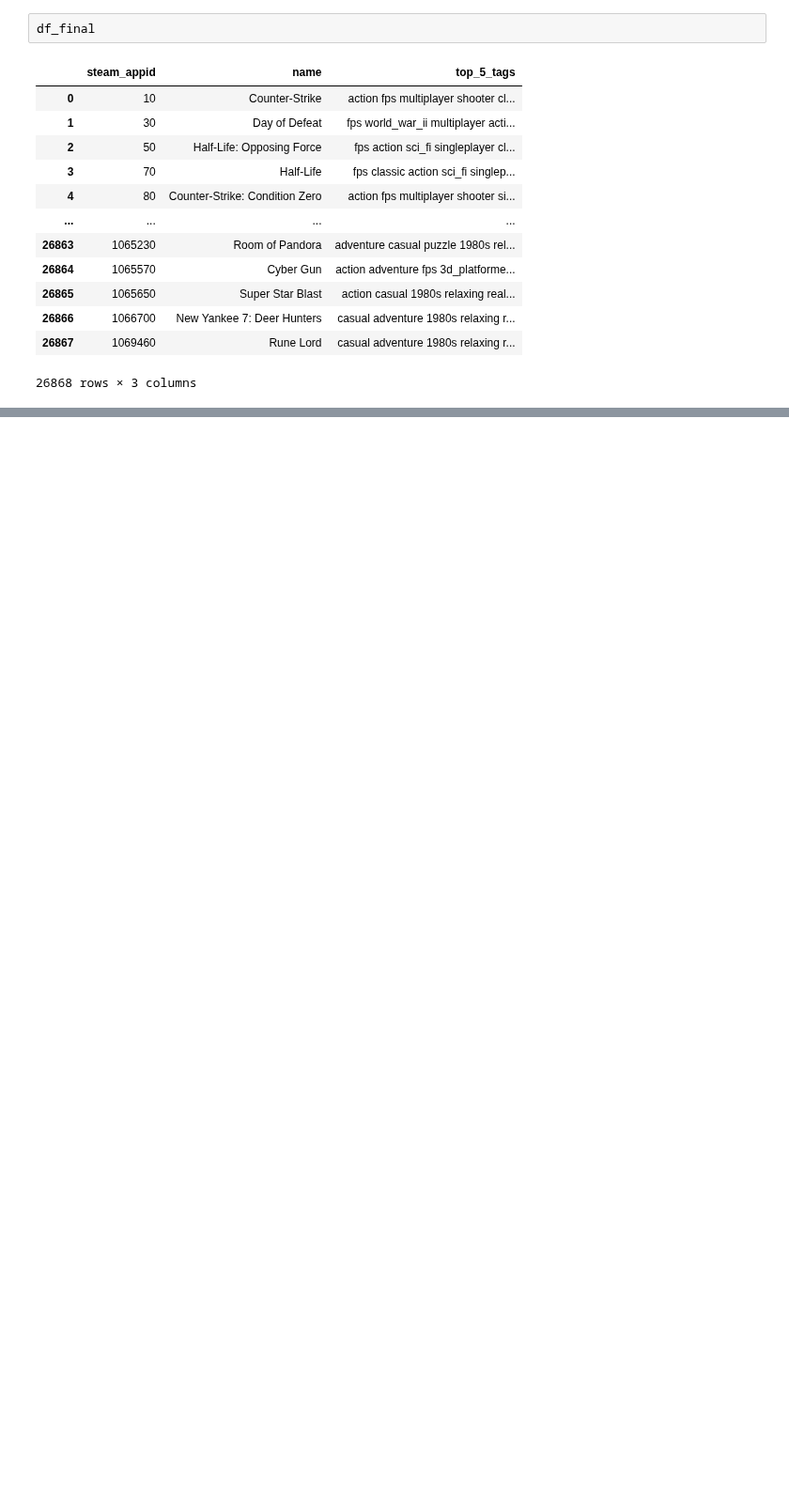
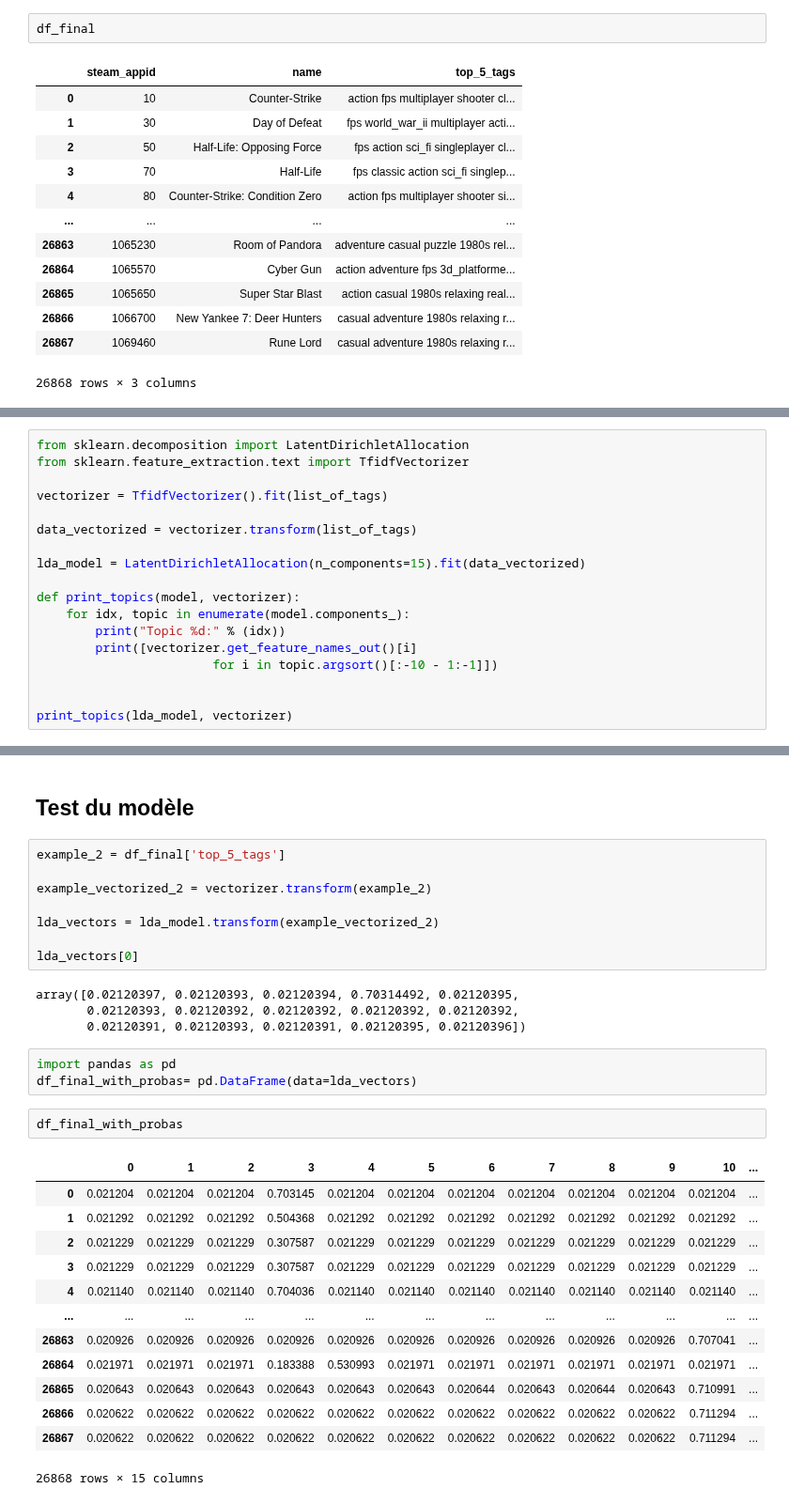
Before and after one commit to Rvanelven/steamator, a Jupyter notebook: notebooks/robin_#15_ nlp_375genres.ipynb, the cells around one changed output, grey strips where cells are left out. Shown at 94% size. Saved outputs shown, nothing was run; the diff lists cells and outputs as text; blank space fills up the shorter version.

```diff
--- a/notebooks/robin_#15_ nlp_375genres.ipynb
+++ b/notebooks/robin_#15_ nlp_375genres.ipynb
@@ -394,0 +393,18 @@ SyntaxError: unexpected EOF while parsing (1891545167.py, line 3)
+# %%
+from sklearn.decomposition import LatentDirichletAllocation
+from sklearn.feature_extraction.text import TfidfVectorizer
+
+vectorizer = TfidfVectorizer().fit(list_of_tags)
+
+data_vectorized = vectorizer.transform(list_of_tags)
+
+lda_model = LatentDirichletAllocation(n_components=15).fit(data_vectorized)
+
+def print_topics(model, vectorizer):
+    for idx, topic in enumerate(model.components_):
+        print("Topic %d:" % (idx))
+        print([vectorizer.get_feature_names_out()[i]
+                        for i in topic.argsort()[:-10 - 1:-1]])
+
+
+print_topics(lda_model, vectorizer)
@@ -394,0 +429,33 @@ SyntaxError: unexpected EOF while parsing (1891545167.py, line 3)
+# %% [markdown]
+## Test du modèle
+# %%
+example_2 = df_final['top_5_tags']
+
+example_vectorized_2 = vectorizer.transform(example_2)
+
+lda_vectors = lda_model.transform(example_vectorized_2)
+
+lda_vectors[0]
+# %% [output]
+array([0.02120397, 0.02120393, 0.02120394, 0.70314492, 0.02120395,
+       0.02120393, 0.02120392, 0.02120392, 0.02120392, 0.02120392,
+       0.02120391, 0.02120393, 0.02120391, 0.02120395, 0.02120396])
+# %%
+import pandas as pd
+df_final_with_probas= pd.DataFrame(data=lda_vectors)
+# %%
+df_final_with_probas
+# %% [output]
+|  | 0 | 1 | 2 | 3 | 4 | 5 | 6 | 7 | 8 | 9 | 10 | ... |
+| 0 | 0.021204 | 0.021204 | 0.021204 | 0.703145 | 0.021204 | 0.021204 | 0.021204 | 0.021204 | 0.021204 | 0.021204 | 0.021204 | ... |
+| 1 | 0.021292 | 0.021292 | 0.021292 | 0.504368 | 0.021292 | 0.021292 | 0.021292 | 0.021292 | 0.021292 | 0.021292 | 0.021292 | ... |
+| 2 | 0.021229 | 0.021229 | 0.021229 | 0.307587 | 0.021229 | 0.021229 | 0.021229 | 0.021229 | 0.021229 | 0.021229 | 0.021229 | ... |
+| 3 | 0.021229 | 0.021229 | 0.021229 | 0.307587 | 0.021229 | 0.021229 | 0.021229 | 0.021229 | 0.021229 | 0.021229 | 0.021229 | ... |
+| 4 | 0.021140 | 0.021140 | 0.021140 | 0.704036 | 0.021140 | 0.021140 | 0.021140 | 0.021140 | 0.021140 | 0.021140 | 0.021140 | ... |
+| ... | ... | ... | ... | ... | ... | ... | ... | ... | ... | ... | ... | ... |
+| 26863 | 0.020926 | 0.020926 | 0.020926 | 0.020926 | 0.020926 | 0.020926 | 0.020926 | 0.020926 | 0.020926 | 0.020926 | 0.707041 | ... |
+| 26864 | 0.021971 | 0.021971 | 0.021971 | 0.183388 | 0.530993 | 0.021971 | 0.021971 | 0.021971 | 0.021971 | 0.021971 | 0.021971 | ... |
+| 26865 | 0.020643 | 0.020643 | 0.020643 | 0.020643 | 0.020643 | 0.020643 | 0.020644 | 0.020643 | 0.020644 | 0.020643 | 0.710991 | ... |
+| 26866 | 0.020622 | 0.020622 | 0.020622 | 0.020622 | 0.020622 | 0.020622 | 0.020622 | 0.020622 | 0.020622 | 0.020622 | 0.711294 | ... |
+| 26867 | 0.020622 | 0.020622 | 0.020622 | 0.020622 | 0.020622 | 0.020622 | 0.020622 | 0.020622 | 0.020622 | 0.020622 | 0.711294 | ... |
+26868 rows × 15 columns
```
Also changed, not shown: parts of 10 cells of this notebook.
